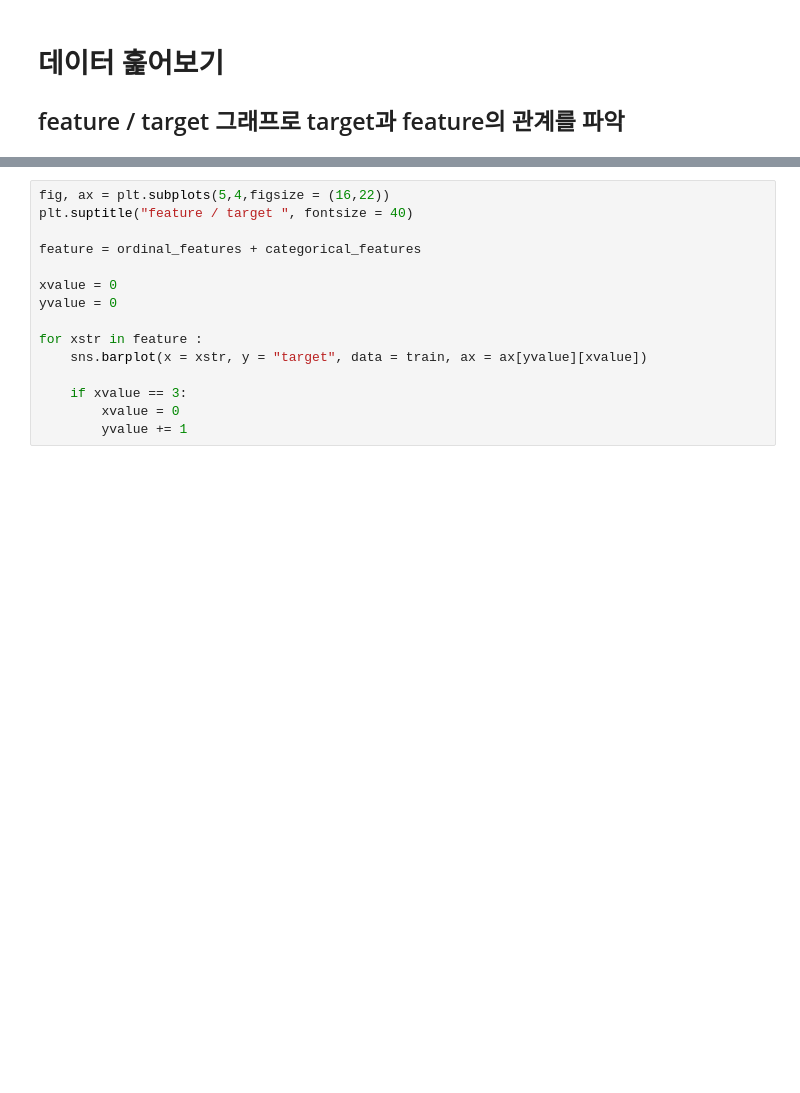
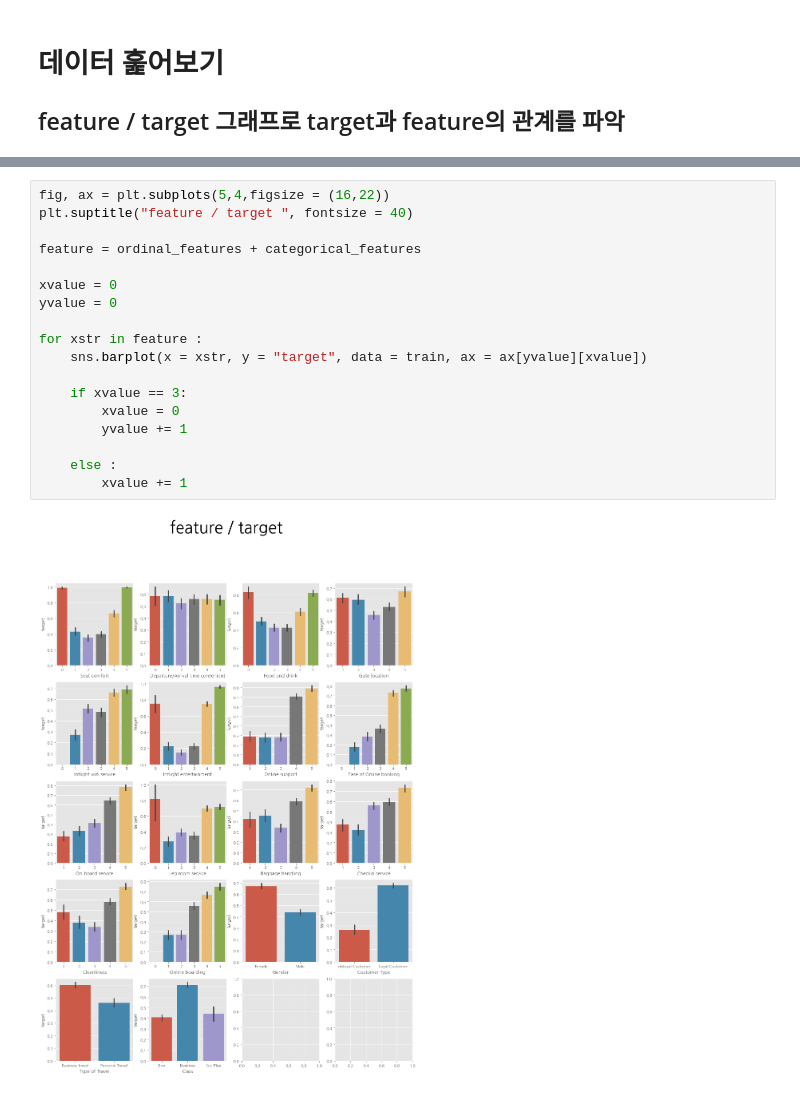
Before and after one commit to parktaeshin/dacon, a Jupyter notebook: dacon항공사고객만족도/second.ipynb, the cells around one changed output, grey strips where cells are left out. Saved outputs shown, nothing was run; the diff lists cells and outputs as text; blank space fills up the shorter version.

```diff
--- a/dacon항공사고객만족도/second.ipynb
+++ b/dacon항공사고객만족도/second.ipynb
@@ -241,15 +267,20 @@ categorical_features = ['Gender', 'Customer Type', 'Type of Travel', 'Class']
 # %%
 fig, ax = plt.subplots(5,4,figsize = (16,22))
 plt.suptitle("feature / target ", fontsize = 40)
 
 feature = ordinal_features + categorical_features
 
 xvalue = 0
 yvalue = 0
 
 for xstr in feature :
     sns.barplot(x = xstr, y = "target", data = train, ax = ax[yvalue][xvalue])
 
     if xvalue == 3:
         xvalue = 0
         yvalue += 1
+
+    else :
+        xvalue += 1
+# %% [output]
+[figure, added]
```
Also changed, not shown: parts of 3 cells of this notebook.
